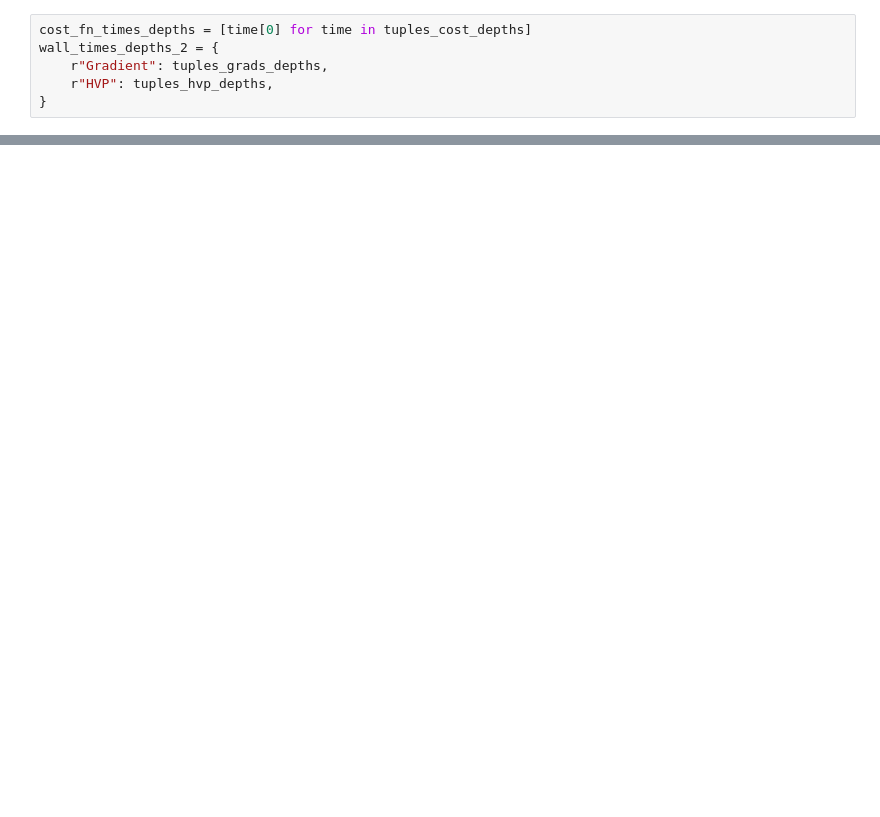
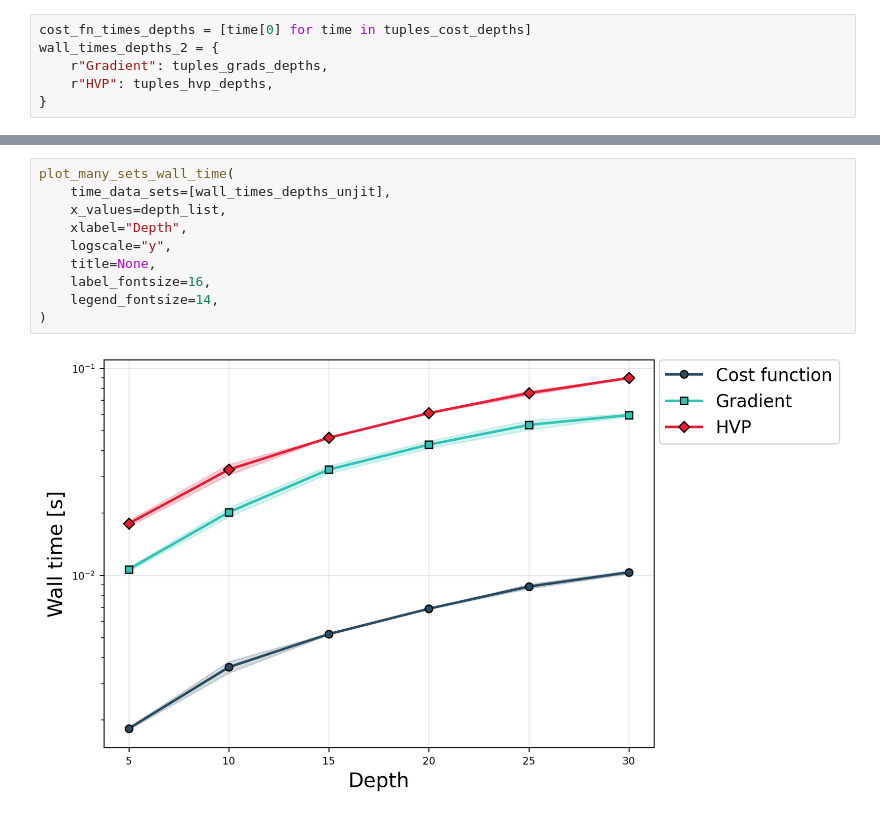
Before and after one commit to EmilianoG-byte/iqm-benchmarks, a Jupyter notebook: playground/aps_presentation/complexity_comparison.ipynb, the cells around one changed output, grey strips where cells are left out. Drawn from its saved outputs; the diff is of its cells as text; blank space fills up the shorter version.

```diff
--- a/playground/aps_presentation/complexity_comparison.ipynb
+++ b/playground/aps_presentation/complexity_comparison.ipynb
@@ -455,0 +719,12 @@ plot_wall_time(
+# %%
+plot_many_sets_wall_time(
+    time_data_sets=[wall_times_depths_unjit],
+    x_values=depth_list,
+    xlabel="Depth",
+    logscale="y",
+    title=None,
+    label_fontsize=16,
+    legend_fontsize=14,
+)
+# %% [output]
+[figure, added]
```
Also changed, not shown: parts of 42 cells of this notebook, 1 other file.
